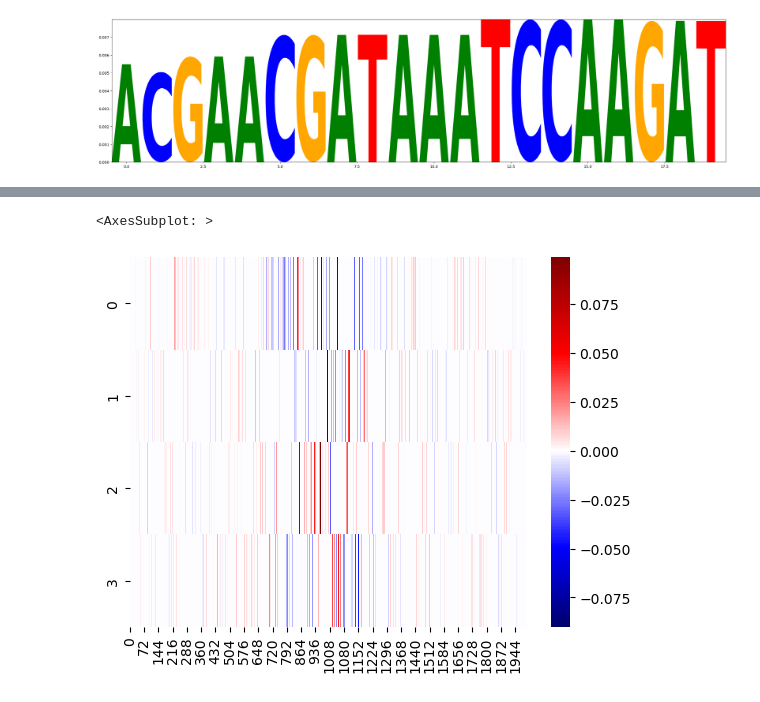
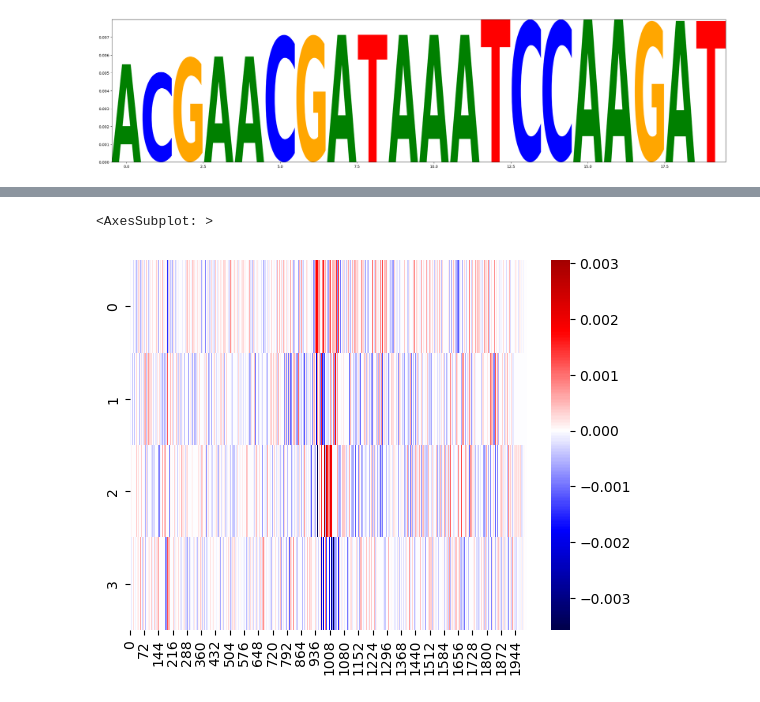
Before and after one commit to floriantilliet/mnhn_internship, a Jupyter notebook: projet3.ipynb, the cells around one changed output, grey strips where cells are left out. Cells and saved outputs as stored; diff of their text form; code cells hidden in the pictures.

```diff
--- a/projet3.ipynb
+++ b/projet3.ipynb
@@ -763,5 +748,9 @@ def mutation(window_start,chr, vals):
 start =489_700
 stop = start + 2_001
+# %%
+#flat
+start =500_000
+stop = start + 2_001
 # %%
 plt.plot(pred2L[start//10:stop//10])
 plt.plot(Y_2L[start:stop:10])
@@ -816,2 +769,2 @@ plt.legend()
 # %%
-channel=compute_saliency_channels(X_2L[start:stop],model2)
+saliency_map=np.array(compute_saliency_channels(X_2L[start:stop],model2))
@@ -858,0 +810,2 @@ fast_M2L=fast_pred_seq(M_2L,start,model2)
+# %%
+saliency= saliency_map - np.mean(saliency_map, axis=1, keepdims=True)
@@ -858,0 +814,2 @@ fast_M2L=fast_pred_seq(M_2L,start,model2)
+# %%
+saliency=saliency-(saliency*X_2L[start:stop])
@@ -859,9 +917,9 @@ fast_M2L=fast_pred_seq(M_2L,start,model2)
 # %%
-sns.heatmap(a.numpy().T, cmap='seismic',center=0)
+sns.heatmap(np.array(saliency).T, cmap='seismic',center=0)
 # plt.xlim(936,1080)
 # %% [output]
 <AxesSubplot: >
-[figure, old version]
+[figure, new version]
 # %%
 plt.figure(figsize=(5,8))
 
```
Also changed, not shown: parts of 41 cells of this notebook, 2 other files.
